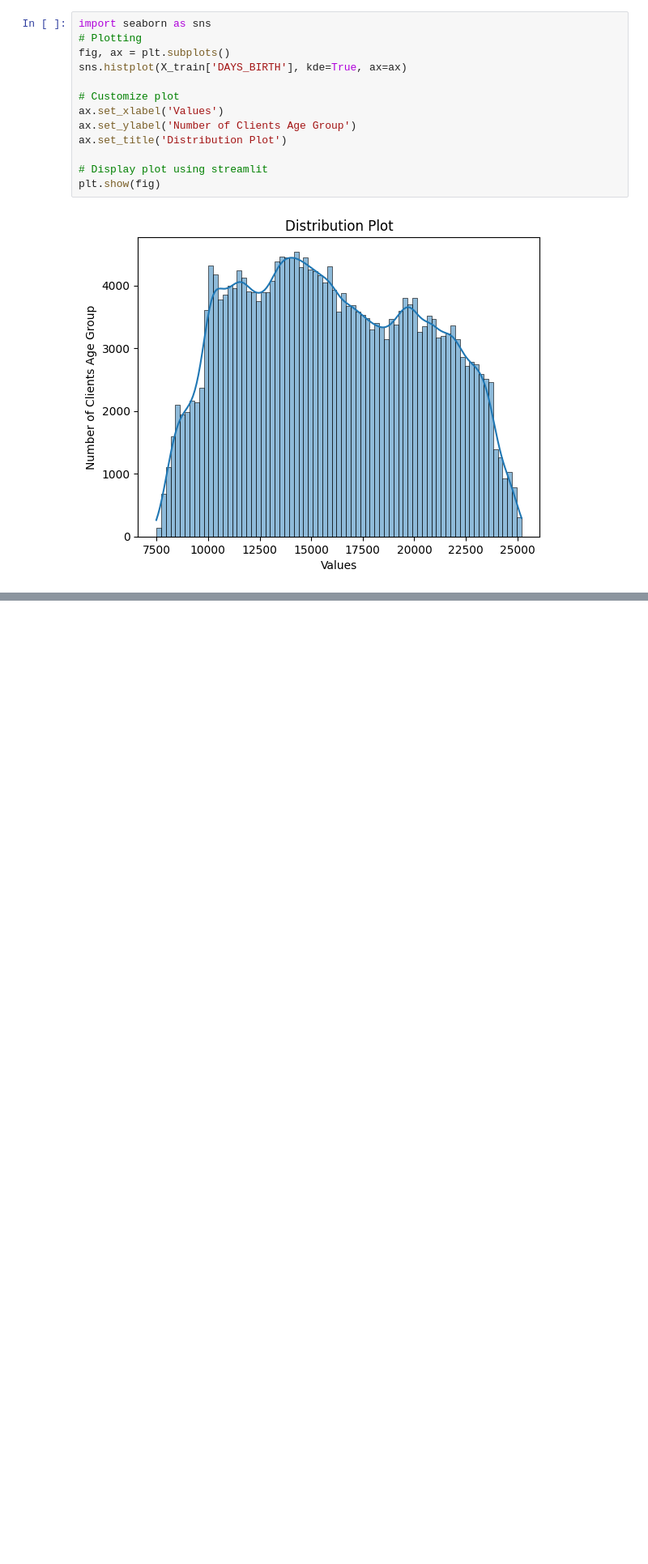
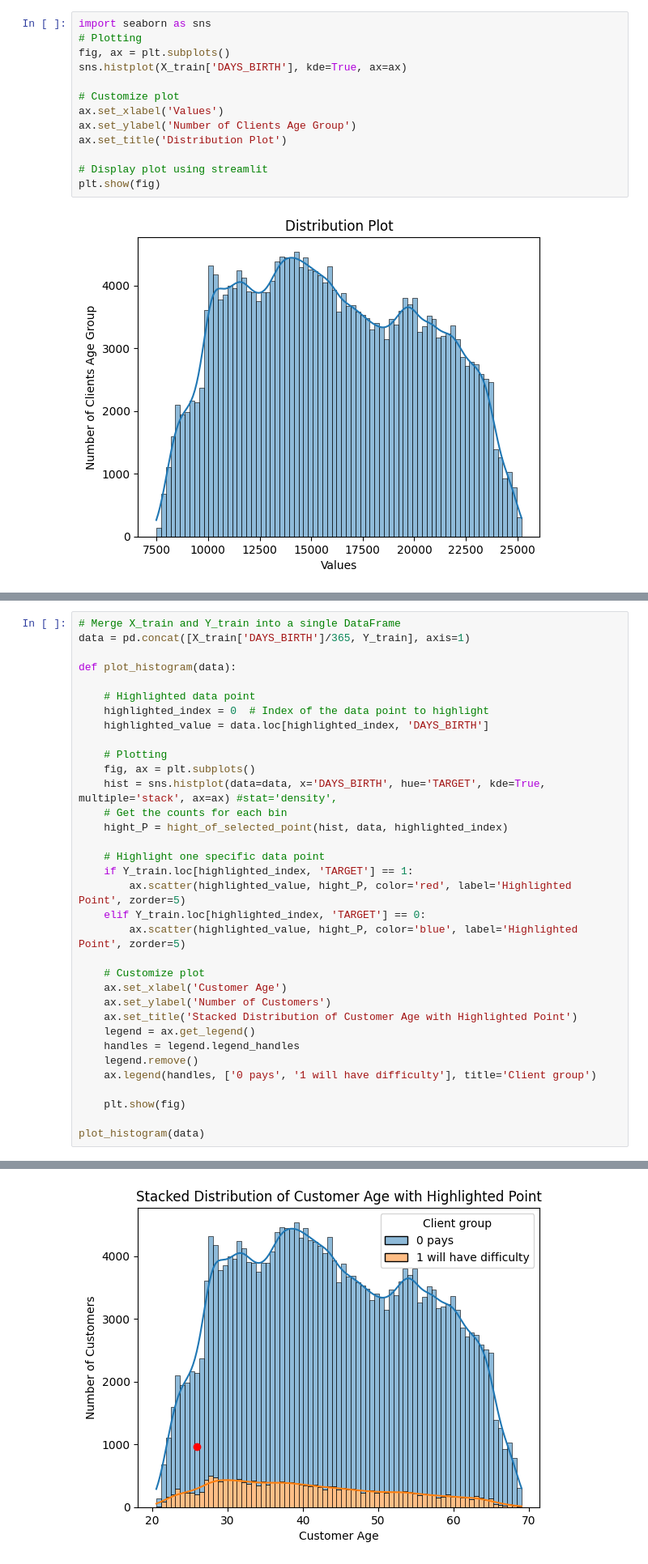
Before and after one commit to MarkoBrie/credit_scoring_with_MLOPS, a Jupyter notebook: Dashboard_test.ipynb, the cells around one changed output, grey strips where cells are left out. Shown at 81% size. Drawn from its saved outputs; the diff is of its cells as text; blank space fills up the shorter version.

```diff
--- a/Dashboard_test.ipynb
+++ b/Dashboard_test.ipynb
@@ -83,0 +108,35 @@ plt.show(fig)
+# %%
+# Merge X_train and Y_train into a single DataFrame
+data = pd.concat([X_train['DAYS_BIRTH']/365, Y_train], axis=1)
+
+def plot_histogram(data):
+
+    # Highlighted data point
+    highlighted_index = 0  # Index of the data point to highlight
+    highlighted_value = data.loc[highlighted_index, 'DAYS_BIRTH']
+
+    # Plotting
+    fig, ax = plt.subplots()
+    hist = sns.histplot(data=data, x='DAYS_BIRTH', hue='TARGET', kde=True,  multiple='stack', ax=ax) #stat='density',
+    # Get the counts for each bin
+    hight_P = hight_of_selected_point(hist, data, highlighted_index)
+
+    # Highlight one specific data point
+    if Y_train.loc[highlighted_index, 'TARGET'] == 1:
+        ax.scatter(highlighted_value, hight_P, color='red', label='Highlighted Point', zorder=5)
+    elif Y_train.loc[highlighted_index, 'TARGET'] == 0:
+        ax.scatter(highlighted_value, hight_P, color='blue', label='Highlighted Point', zorder=5)
+
+    # Customize plot
+    ax.set_xlabel('Customer Age')
+    ax.set_ylabel('Number of Customers')
+    ax.set_title('Stacked Distribution of Customer Age with Highlighted Point')
+    legend = ax.get_legend()
+    handles = legend.legend_handles
+    legend.remove()
+    ax.legend(handles, ['0 pays', '1 will have difficulty'], title='Client group')
+
+    plt.show(fig)
+
+plot_histogram(data)
+# %% [output]
@@ -83,0 +151 @@ plt.show(fig)
+[figure, added]
```
Also changed, not shown: parts of 4 cells of this notebook, 7 other files.
